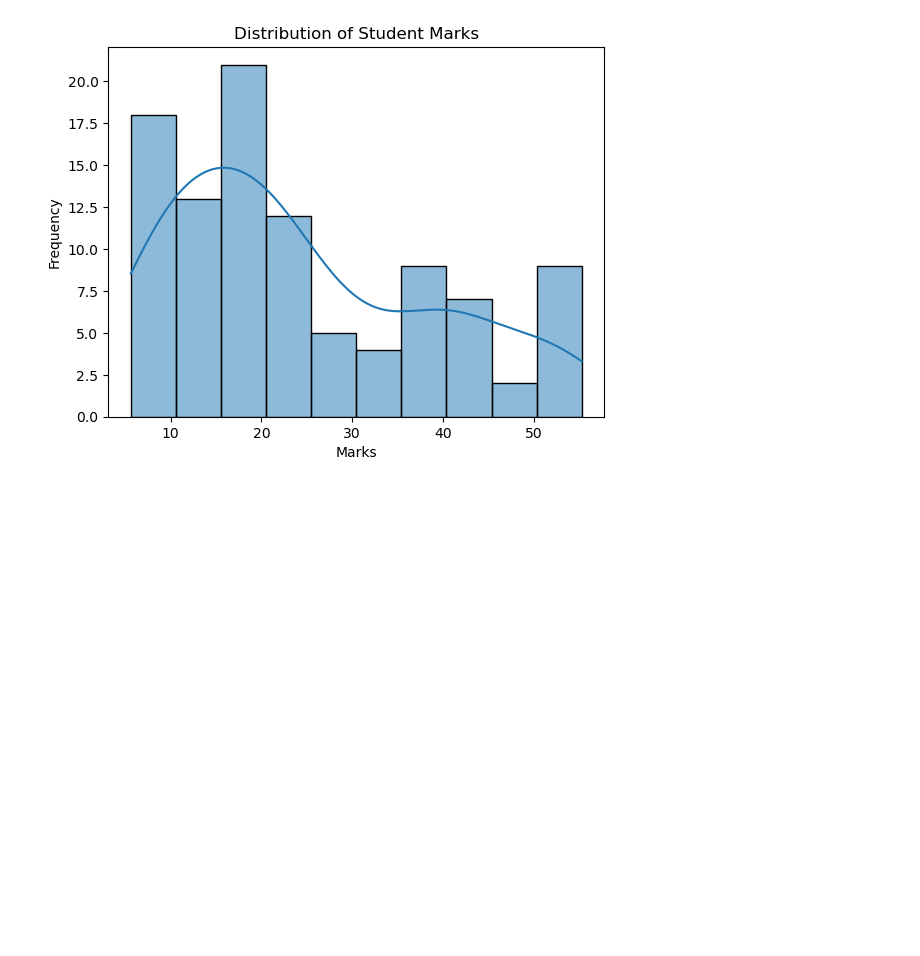
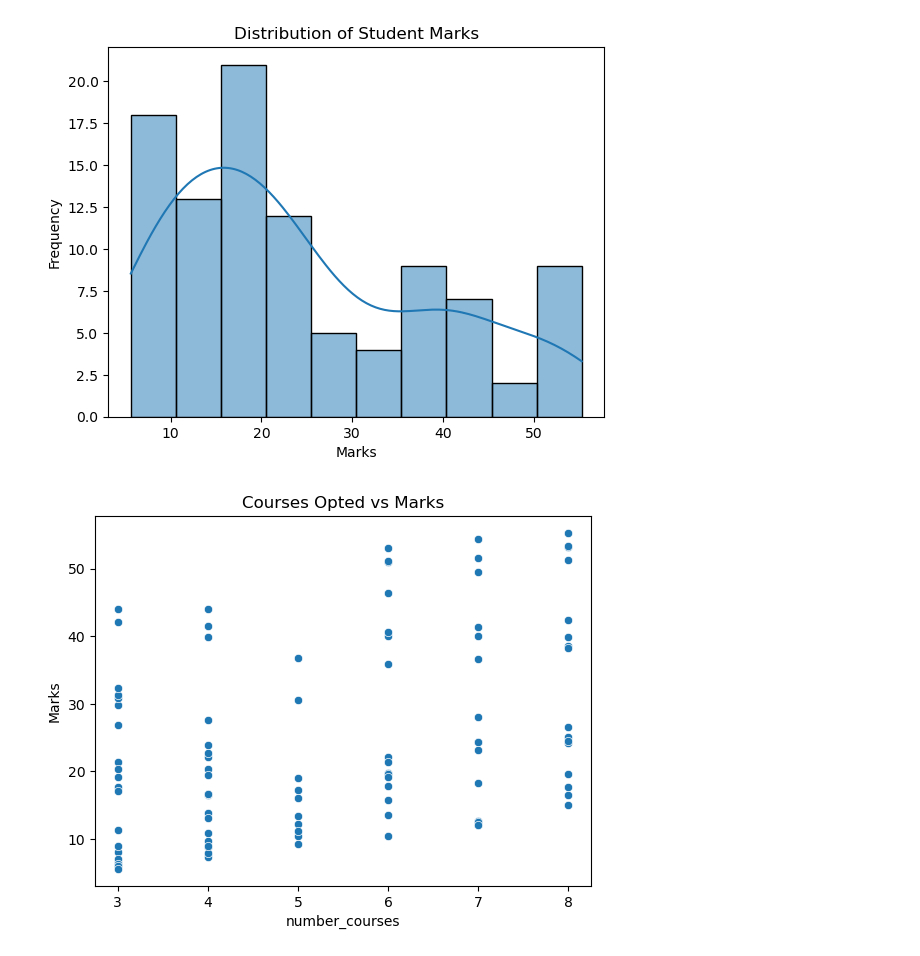
Before and after one commit to Hasvitha-M/student-marks-analysis, a Jupyter notebook: analysis.ipynb, the cells around one changed output. Drawn from its saved outputs; the diff is of its cells as text; code cells hidden in the pictures; blank space fills up the shorter version.

```diff
--- a/analysis.ipynb
+++ b/analysis.ipynb
@@ -68,3 +68,16 @@ plt.savefig("images/marks_distribution.png")
 plt.show()
 # %% [output]
 [figure]
+# %%
+plt.figure()
+sns.scatterplot(
+    x='number_courses',
+    y='Marks',
+    data=df
+)
+plt.title("Courses Opted vs Marks")
+
+plt.savefig("images/courses_marks.png")
+plt.show()
+# %% [output]
+[figure, added]
```
Also changed, not shown: parts of 2 cells of this notebook.
